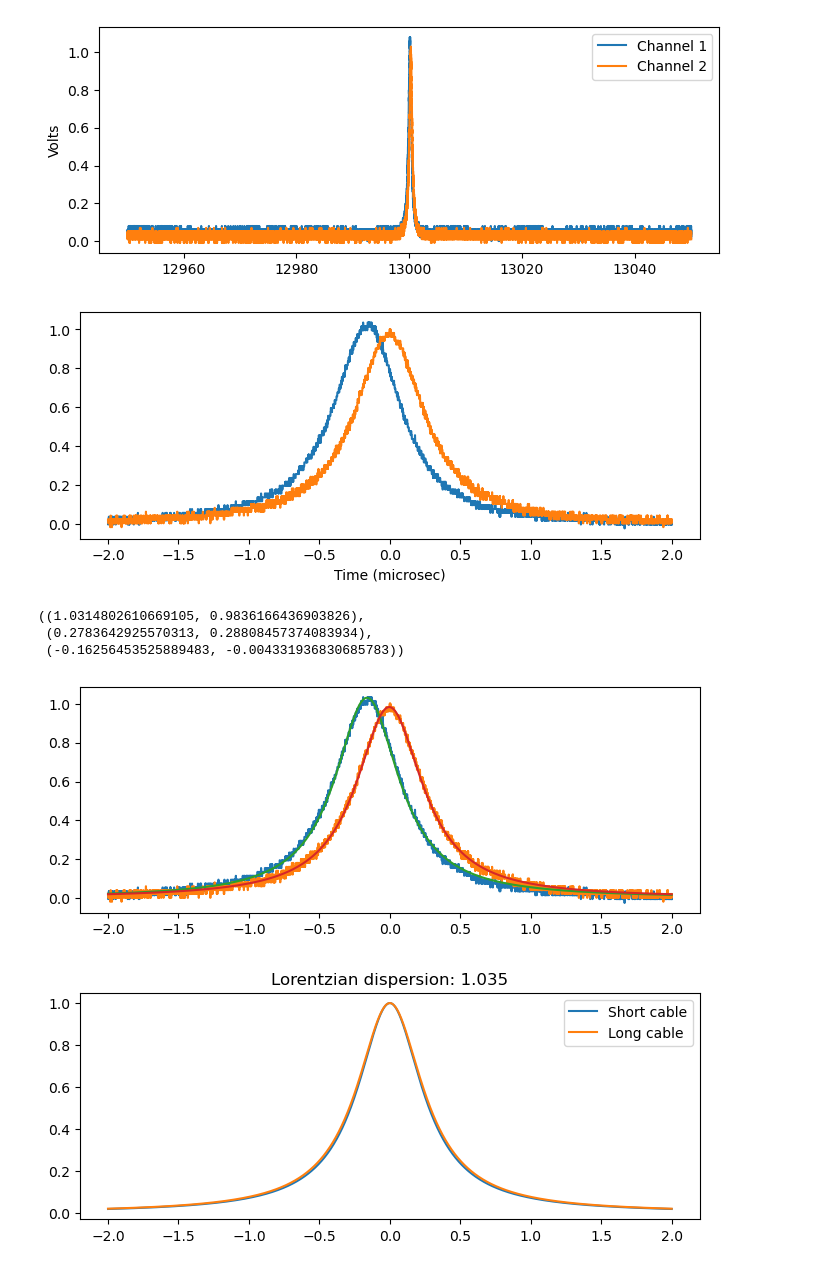
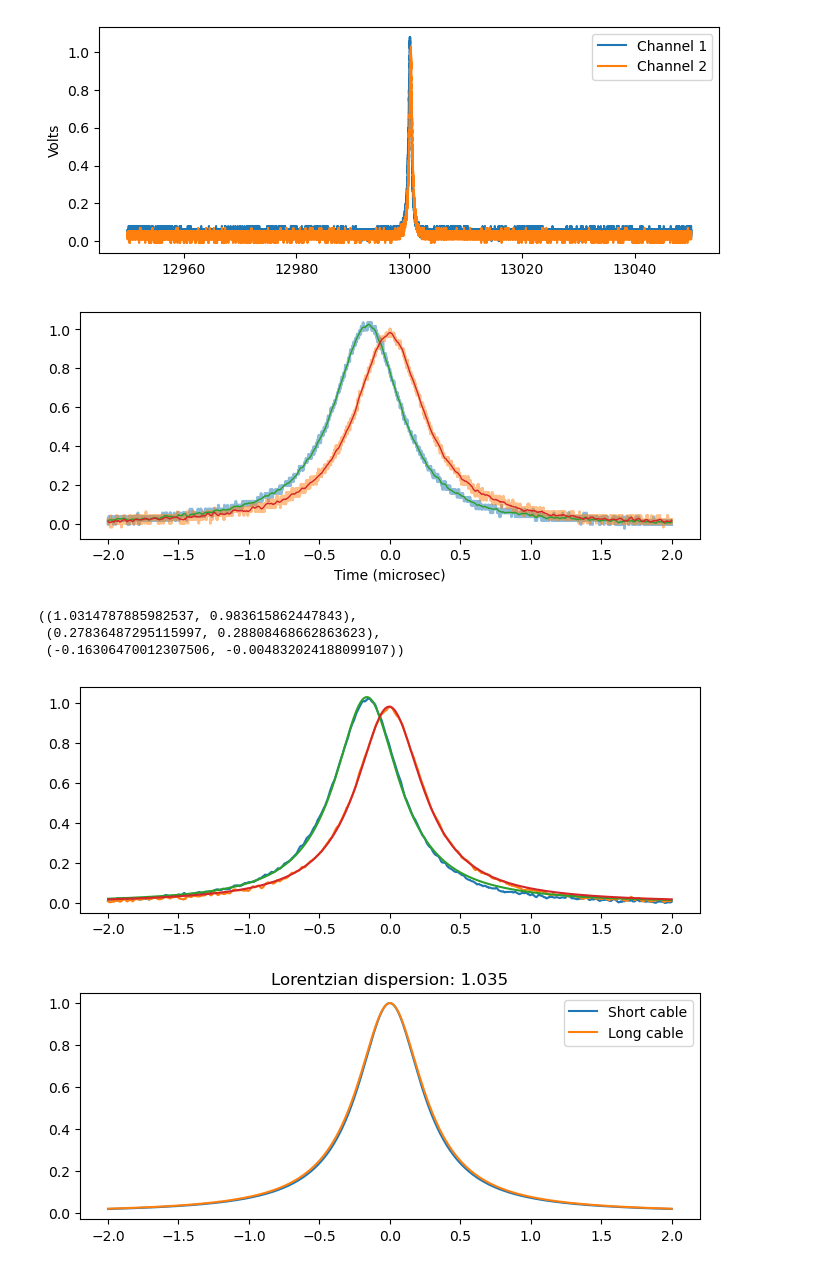
Before and after one commit to xingyzt/5bl, a Jupyter notebook: capstone/lorentzian_dispersion.ipynb, the cells around one changed output. Drawn from its saved outputs; the diff is of its cells as text; code cells hidden in the pictures.

```diff
--- a/capstone/lorentzian_dispersion.ipynb
+++ b/capstone/lorentzian_dispersion.ipynb
@@ -75,19 +75,26 @@ plt.legend()
 # %%
 near = np.abs(t_raw - t_raw[np.argmax(ch2_raw)])
 select = near < 2
 antiselect = near > 3
 
 t = t_raw[select]
 t -= np.mean(t)
 
-ch1 = ch1_raw[select] - np.mean(ch1_raw[antiselect])
-ch2 = ch2_raw[select] - np.mean(ch2_raw[antiselect])
-plt.plot(t, ch1)
-plt.plot(t, ch2)
+ch1_noisy = ch1_raw[select] - np.mean(ch1_raw[antiselect])
+ch2_noisy = ch2_raw[select] - np.mean(ch2_raw[antiselect])
+
+ch1 = sp.signal.savgol_filter(ch1_noisy, 50, 3)
+ch2 = sp.signal.savgol_filter(ch2_noisy, 50, 3)
+
+plt.plot(t, ch1_noisy, lw=2, alpha=0.5)
+plt.plot(t, ch2_noisy, lw=2, alpha=0.5)
+
+plt.plot(t, ch1, lw=1)
+plt.plot(t, ch2, lw=1)
 plt.xlabel("Time (microsec)")
 plt.show()
 # %% [output]
-[figure, old version]
+[figure, new version]
 # %%
 curve = lambda t, A, g: A / (1 + (t/g)**2)
 
@@ -105,10 +112,10 @@ plt.plot(t, delayed(t, A2, g2, x2))
 
 (A1, A2),(g1, g2), (x1, x2)
 # %% [output]
-((1.0314802610669105, 0.9836166436903826),
- (0.2783642925570313, 0.28808457374083934),
- (-0.16256453525889483, -0.004331936830685783))
+((1.0314787885982537, 0.983615862447843),
+ (0.27836487295115997, 0.28808468662863623),
+ (-0.16306470012307506, -0.004832024188099107))
-[figure, old version]
+[figure, new version]
 # %%
 plt.title(f"Lorentzian dispersion: {g2/g1:.3f}")
 plt.plot(t, curve(t, 1, g1), label="Short cable")
```
Also changed, not shown: 1 other file.
